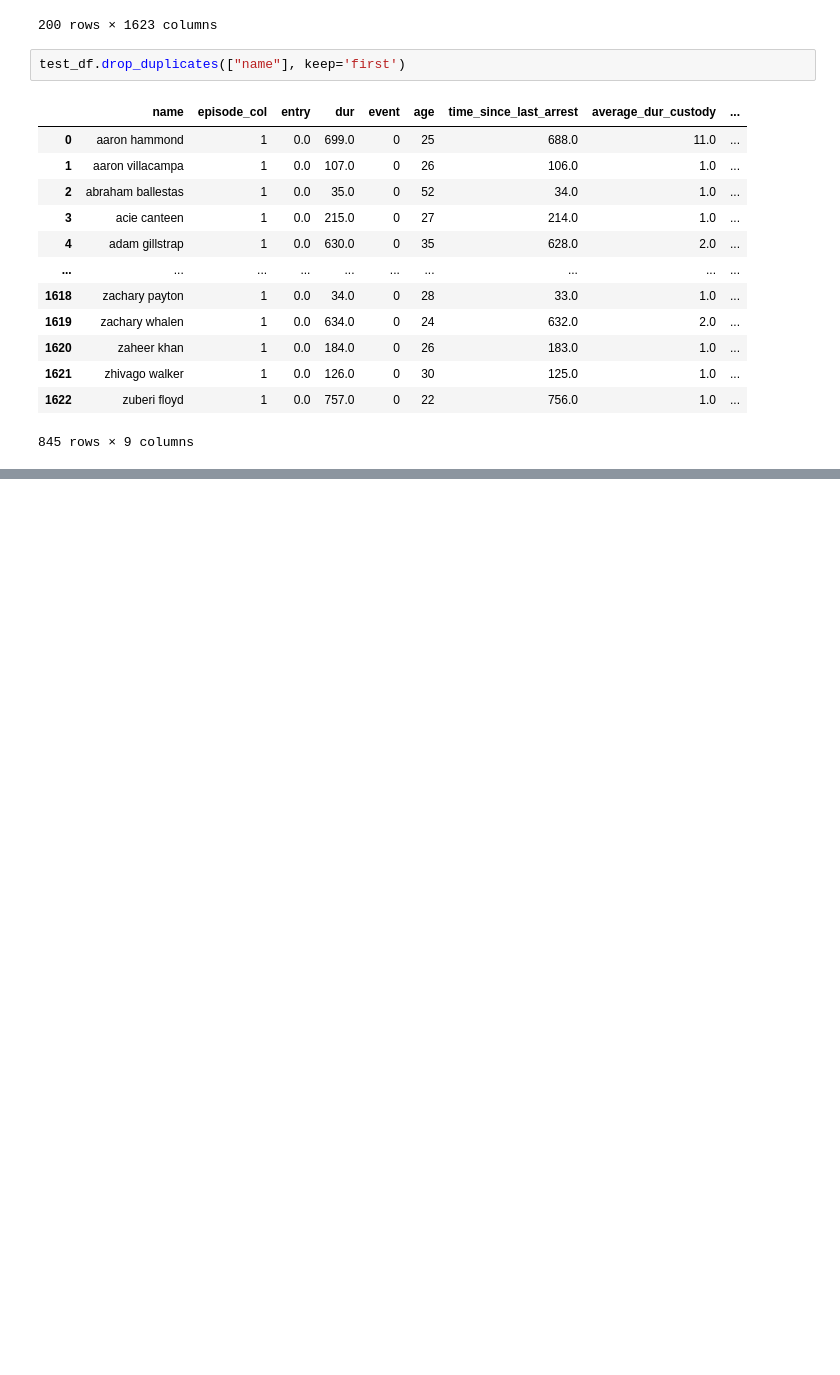
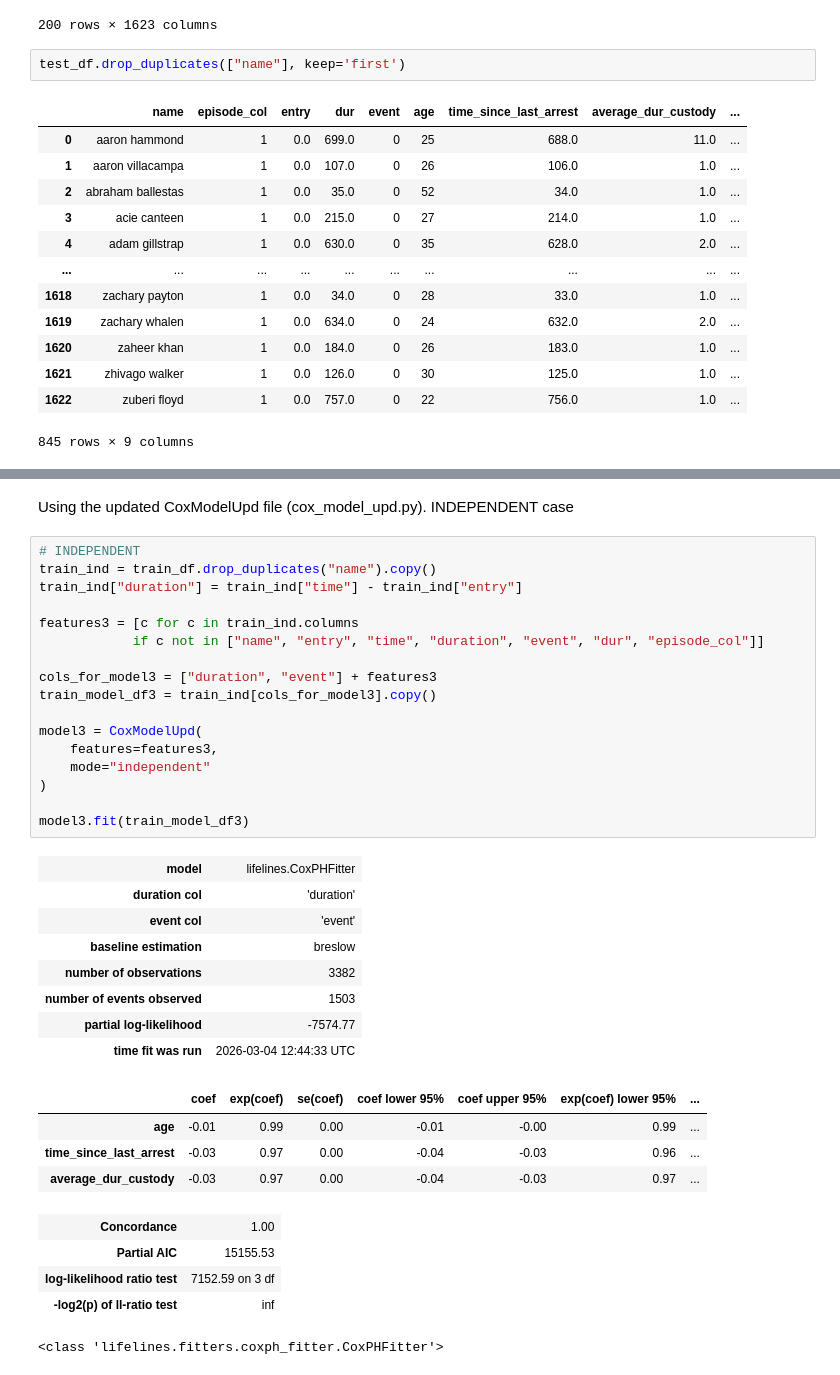
Before and after one commit to DKoleda6/recurrent_event, a Jupyter notebook: exp_jupyter.ipynb, the cells around one changed output, grey strips where cells are left out. Saved outputs shown, nothing was run; the diff lists cells and outputs as text; blank space fills up the shorter version.

```diff
--- a/exp_jupyter.ipynb
+++ b/exp_jupyter.ipynb
@@ -527,0 +663,37 @@ test_df.drop_duplicates(["name"], keep='first')
+# %% [markdown]
+Using the updated CoxModelUpd file (cox_model_upd.py). INDEPENDENT case
+# %%
+# INDEPENDENT
+train_ind = train_df.drop_duplicates("name").copy()
+train_ind["duration"] = train_ind["time"] - train_ind["entry"]
+
+features3 = [c for c in train_ind.columns
+            if c not in ["name", "entry", "time", "duration", "event", "dur", "episode_col"]]
+
+cols_for_model3 = ["duration", "event"] + features3
+train_model_df3 = train_ind[cols_for_model3].copy()
+
+model3 = CoxModelUpd(
+    features=features3,
+    mode="independent"
+)
+
+model3.fit(train_model_df3)
+# %% [output]
+| model | lifelines.CoxPHFitter |
+| duration col | 'duration' |
+| event col | 'event' |
+| baseline estimation | breslow |
+| number of observations | 3382 |
+| number of events observed | 1503 |
+| partial log-likelihood | -7574.77 |
+| time fit was run | 2026-03-04 12:44:33 UTC |
+|  | coef | exp(coef) | se(coef) | coef lower 95% | coef upper 95% | exp(coef) lower 95% | ... |
+| age | -0.01 | 0.99 | 0.00 | -0.01 | -0.00 | 0.99 | ... |
+| time_since_last_arrest | -0.03 | 0.97 | 0.00 | -0.04 | -0.03 | 0.96 | ... |
+| average_dur_custody | -0.03 | 0.97 | 0.00 | -0.04 | -0.03 | 0.97 | ... |
+| Concordance | 1.00 |
+| Partial AIC | 15155.53 |
+| log-likelihood ratio test | 7152.59 on 3 df |
+| -log2(p) of ll-ratio test | inf |
+<class 'lifelines.fitters.coxph_fitter.CoxPHFitter'>
```
Also changed, not shown: parts of 15 cells of this notebook, 3 other files.
